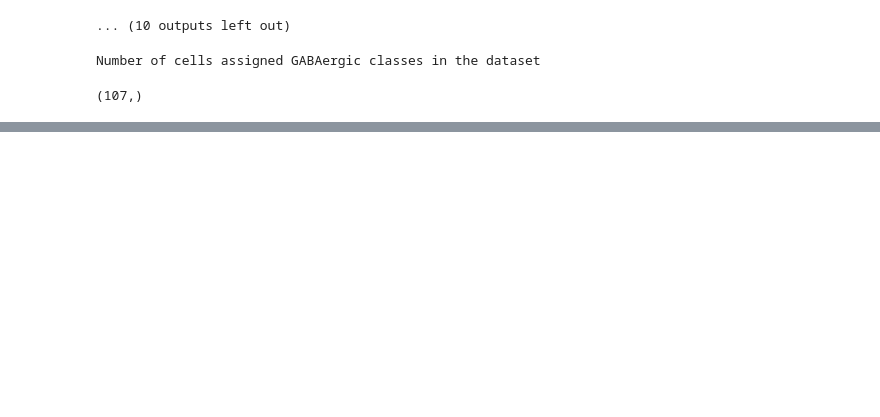
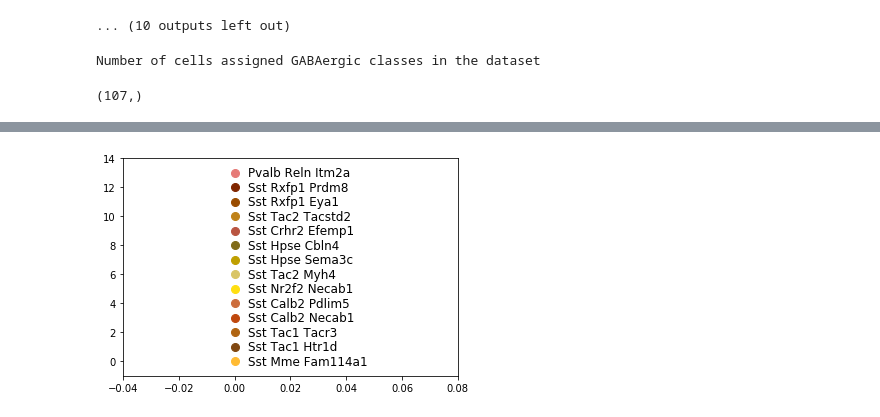
Before and after one commit to AllenInstitute/coupledAE-patchseq, a Jupyter notebook: analysis_Tolias.ipynb, the cells around one changed output, grey strips where cells are left out. Saved outputs shown, nothing was run; the diff lists cells and outputs as text; code cells hidden in the pictures; blank space fills up the shorter version.

```diff
--- a/analysis_Tolias.ipynb
+++ b/analysis_Tolias.ipynb
@@ -526,3 +582,18 @@ plt.savefig('/home/rohan/Dropbox/AllenInstitute/CellTypes/doc/Patchseq_NM_2020/T
+# %%
+j=0
+for i in all_labels:
+    col = np.unique(anno_Tolias['cluster_color'][anno_Tolias['cluster']==i].values)
+    if np.size(col)>0:
+        plt.plot(0,j,'o',markersize=8,c=col[0])
+        plt.text(0.005,j,i,{'verticalalignment':'center','fontsize':12})
+        j=j+1
+ax = plt.gca()
+ax.set_xlim(-0.04,0.08)
+ax.set_ylim(-1,14)
+plt.savefig('/home/rohan/Dropbox/AllenInstitute/CellTypes/doc/Patchseq_NM_2020/Tolias_Type_colors.png',dpi=300)
+plt.show()
+# %% [output]
+[figure, added]
 # %%
 for x,y in names:
     print(x)
```
Also changed, not shown: parts of 13 cells of this notebook, 5 other files.
